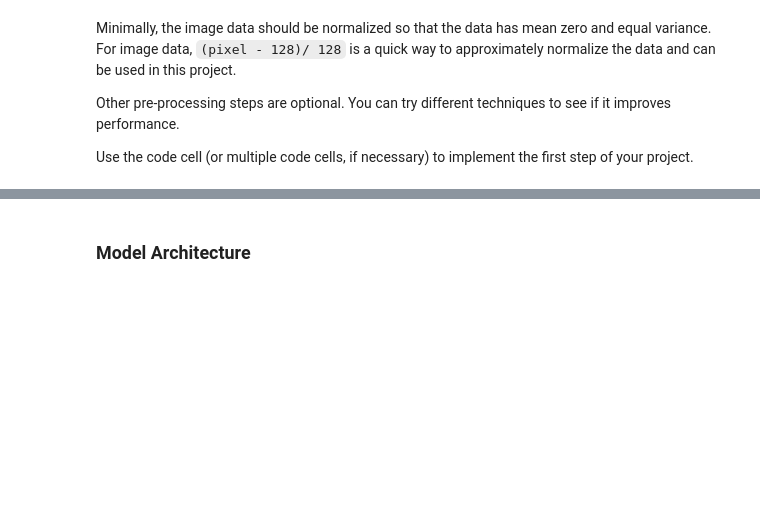
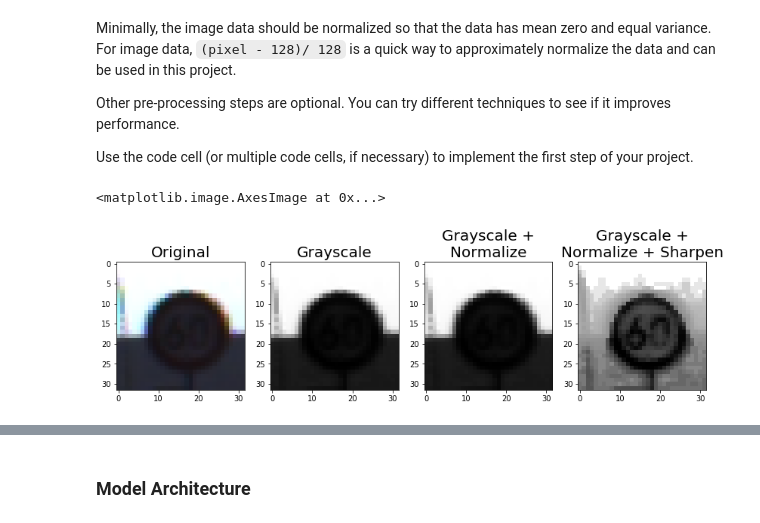
Before and after one commit to davetheman23/SDV_ND_Traffic_Sign_Classifier, a Jupyter notebook: Traffic_Sign_Classifier.ipynb, the cells around one changed output, grey strips where cells are left out. Cells and saved outputs as stored; diff of their text form; code cells hidden in the pictures; blank space fills up the shorter version.

```diff
--- a/Traffic_Sign_Classifier.ipynb
+++ b/Traffic_Sign_Classifier.ipynb
@@ -205,4 +207,47 @@ Minimally, the image data should be normalized so that the data has mean zero an
 Other pre-processing steps are optional. You can try different techniques to see if it improves performance.
 
 Use the code cell (or multiple code cells, if necessary) to implement the first step of your project.
+# %%
+### Preprocess the data here. It is required to normalize the data. Other preprocessing steps could include
+### converting to grayscale, etc.
+### Feel free to use as many code cells as needed.
+import skimage.exposure
+import tensorflow as tf
+
+def grayscale(images):
+    # convert the rgb images to grayscale
+    return tf.Session().run(tf.image.rgb_to_grayscale(images))
+
+def normalize(images):
+    # normalize the images so pixel values are between -1 to 1
+    return (images.astype(np.int) - 128) / 128
+
+def sharpen(images):
+    # increate the contrast of the image using histogram equalization method
+    return skimage.exposure.equalize_hist(images)
+
+def preprocess_dataset(dataset):
+    return sharpen(normalize(grayscale(dataset)))
+
+# examine some examples and the effects of preprocessing
+fig = plt.figure(figsize=(14, 14))
+
+a = fig.add_subplot(141)
+a.set_title("Original", fontsize=20)
+plt.imshow(X_train[5463])
+
+b = fig.add_subplot(142)
+b.set_title("Grayscale", fontsize=20)
+plt.imshow(grayscale(X_train[5463]).squeeze(), cmap='gray')
+
+c = fig.add_subplot(143)
+c.set_title("\n".join(wrap("Grayscale + Normalize", 20)), fontsize=20)
+plt.imshow(normalize(grayscale(X_train[5463])).squeeze(), cmap='gray')
+
+d = fig.add_subplot(144)
+d.set_title("\n".join(wrap("Grayscale + Normalize + Sharpen", 20)), fontsize=20)
+plt.imshow(preprocess_dataset(X_train[5463]).squeeze(), cmap='gray')
+# %% [output]
+<matplotlib.image.AxesImage at 0x...>
+[figure, added]
 # %%
```
Also changed, not shown: parts of 10 cells of this notebook, 2 other files.
